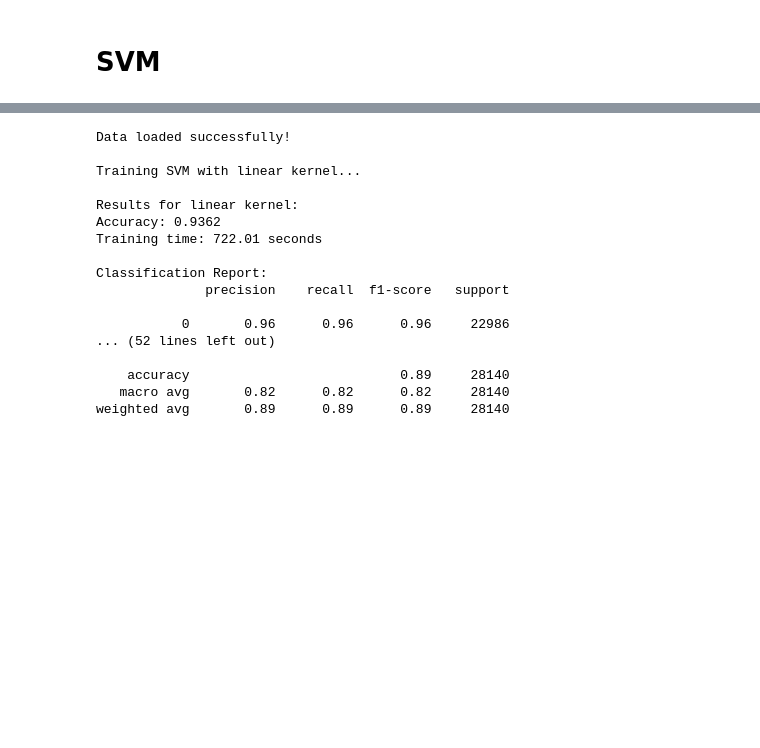
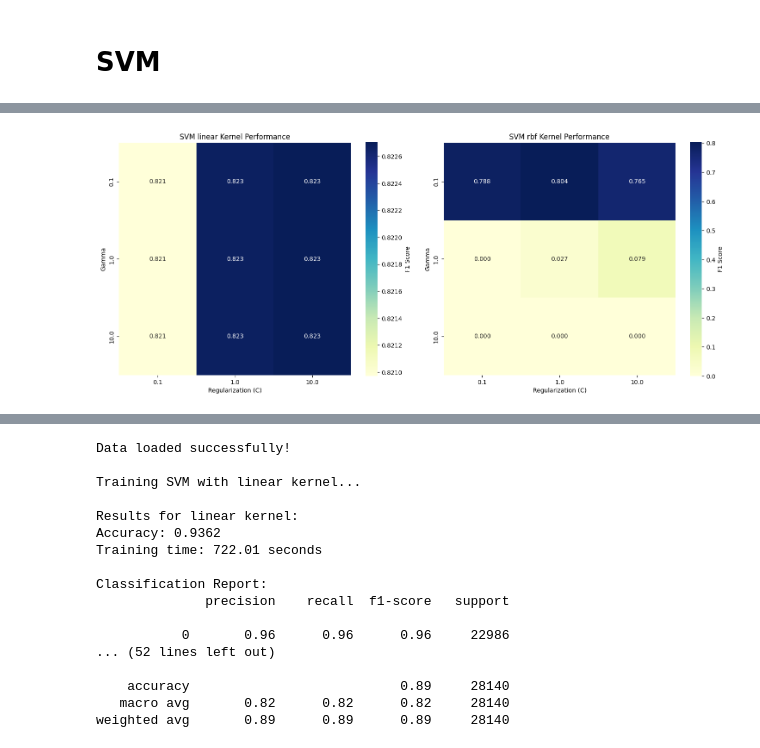
Before and after one commit to mennamohamed0207/Exploring-Mental-Health, a Jupyter notebook: model.ipynb, the cells around one changed output, grey strips where cells are left out. Saved outputs shown, nothing was run; the diff lists cells and outputs as text; code cells hidden in the pictures; blank space fills up the shorter version.

```diff
--- a/model.ipynb
+++ b/model.ipynb
@@ -215,0 +208,26 @@ print(classification_report(y_test, y_pred))
+# %%
+# Create subplots for each kernel type
+fig, axes = plt.subplots(1, 2, figsize=(15, 6))
+
+for i, kernel in enumerate(['linear', 'rbf']):
+    kernel_results = results[results['param_kernel'] == kernel]
+    heatmap_data = kernel_results.pivot(index='param_gamma',
+                                      columns='param_C',
+                                      values='mean_test_score')
+
+    sns.heatmap(heatmap_data,
+                annot=True,
+                fmt=".3f",
+                cmap="YlGnBu",
+                ax=axes[i],
+                cbar_kws={'label': 'F1 Score'},
+                square=True)
+
+    axes[i].set_title(f"SVM {kernel} Kernel Performance")
+    axes[i].set_xlabel("Regularization (C)")
+    axes[i].set_ylabel("Gamma")
+
+plt.tight_layout()
+plt.show()
+# %% [output]
+[figure, added]
```
Also changed, not shown: parts of 35 cells of this notebook.
